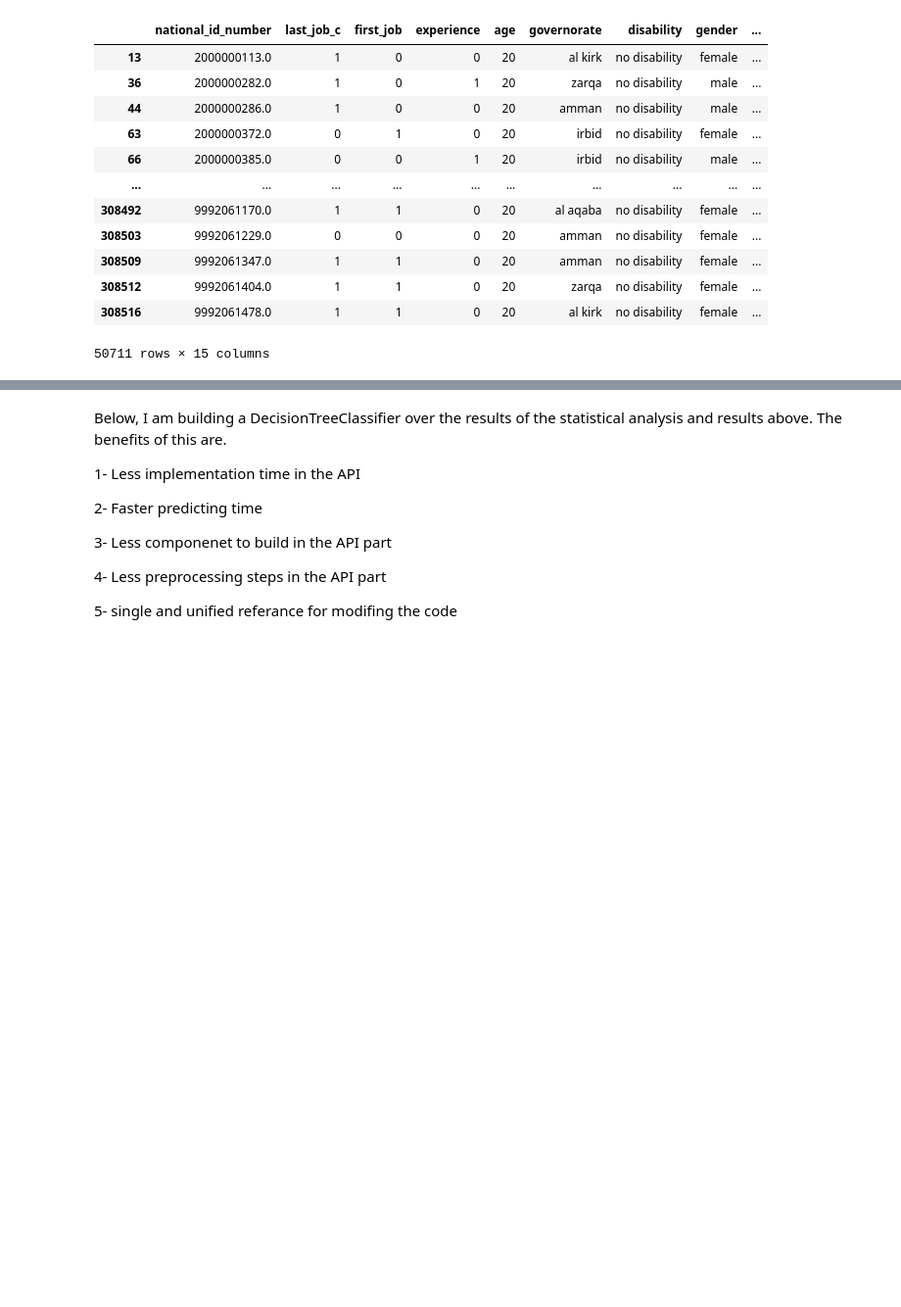
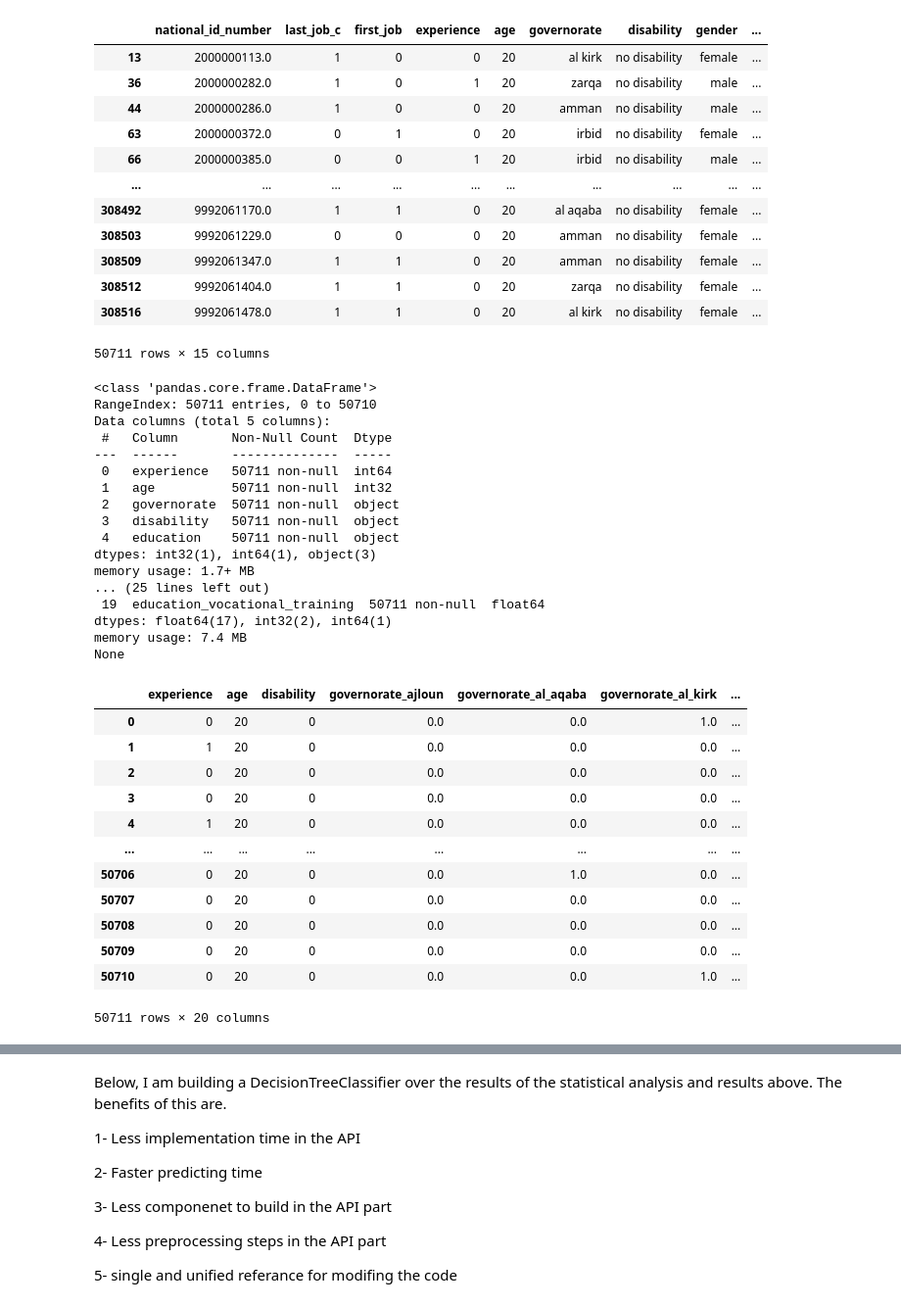
Before and after one commit to yazeedhasan97/Job_Profiling, a Jupyter notebook: job_profiling/modeling/Statistical_Method.ipynb, the cells around one changed output, grey strips where cells are left out. Shown at 98% size. Cells and saved outputs as stored; diff of their text form; code cells hidden in the pictures; blank space fills up the shorter version.

```diff
--- a/job_profiling/modeling/Statistical_Method.ipynb
+++ b/job_profiling/modeling/Statistical_Method.ipynb
@@ -498,6 +503,40 @@ def build_and_predict(X, y, method=METHOD3):
 
     print(model.score(data, target))
     return model #, graph
+# %%
+advanced_processing(fdf[METHODS[METHOD3][CONTRIBUTORS]], encode=True, save=True)
+# raise
+# %% [output]
+<class 'pandas.core.frame.DataFrame'>
+RangeIndex: 50711 entries, 0 to 50710
+Data columns (total 5 columns):
+ #   Column       Non-Null Count  Dtype
+---  ------       --------------  -----
+ 0   experience   50711 non-null  int64
+ 1   age          50711 non-null  int32
+ 2   governorate  50711 non-null  object
+ 3   disability   50711 non-null  object
+ 4   education    50711 non-null  object
+dtypes: int32(1), int64(1), object(3)
+memory usage: 1.7+ MB
+... (25 lines left out)
+ 19  education_vocational_training  50711 non-null  float64
+dtypes: float64(17), int32(2), int64(1)
+memory usage: 7.4 MB
+None
+|  | experience | age | disability | governorate_ajloun | governorate_al_aqaba | governorate_al_kirk | ... |
+| 0 | 0 | 20 | 0 | 0.0 | 0.0 | 1.0 | ... |
+| 1 | 1 | 20 | 0 | 0.0 | 0.0 | 0.0 | ... |
+| 2 | 0 | 20 | 0 | 0.0 | 0.0 | 0.0 | ... |
+| 3 | 0 | 20 | 0 | 0.0 | 0.0 | 0.0 | ... |
+| 4 | 1 | 20 | 0 | 0.0 | 0.0 | 0.0 | ... |
+| ... | ... | ... | ... | ... | ... | ... | ... |
+| 50706 | 0 | 20 | 0 | 0.0 | 1.0 | 0.0 | ... |
+| 50707 | 0 | 20 | 0 | 0.0 | 0.0 | 0.0 | ... |
+| 50708 | 0 | 20 | 0 | 0.0 | 0.0 | 0.0 | ... |
+| 50709 | 0 | 20 | 0 | 0.0 | 0.0 | 0.0 | ... |
+| 50710 | 0 | 20 | 0 | 0.0 | 0.0 | 1.0 | ... |
+50711 rows × 20 columns
 # %%
 genders = [MALE, FEMALE]
 methods = [METHOD3] # METHOD1, METHOD2,
```
Also changed, not shown: parts of 20 cells of this notebook, 6 other files.
